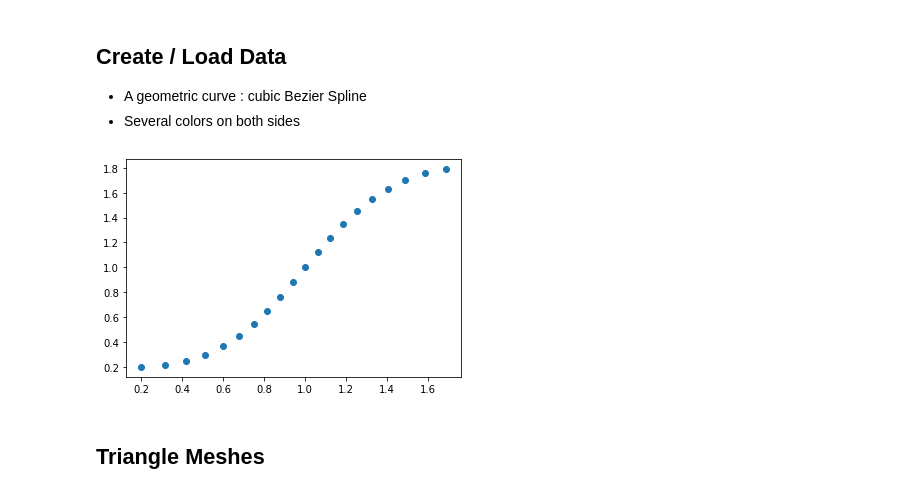
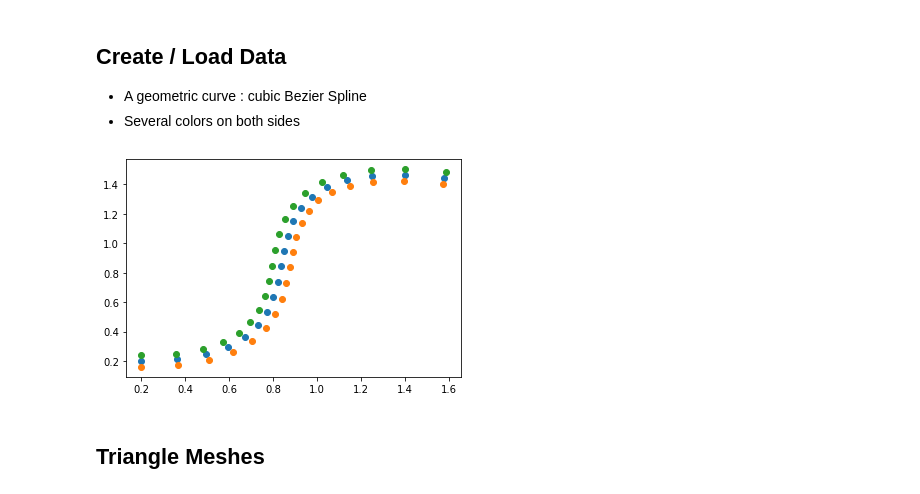
Before and after one commit to weixinl/GeometricModeling, a Jupyter notebook: DiffusionCurve/DiffusionCurve.ipynb, the cells around one changed output. Drawn from its saved outputs; the diff is of its cells as text; code cells hidden in the pictures.

```diff
--- a/DiffusionCurve/DiffusionCurve.ipynb
+++ b/DiffusionCurve/DiffusionCurve.ipynb
@@ -16,27 +16,63 @@ ymax = 2.0
 ymin = 0.0
 vmin = np.array([xmin, ymin])
 vmax = np.array([xmax, ymax])
-dx = xmax - xmin
-dy = ymax - ymin
+xrange = xmax - xmin
+yrange = ymax - ymin
+# distance of left/right color curve to original curve
+small_dist = xrange/50
 # %%
 def cubic_bezier(_t, _v0, _v1, _v2, _v3):
-    return pow(1-_t, 3)*_v0 + 3*(1-_t)*(1-_t)*_t*_v1 + 3*(1-_t)*_t*_t*_v2 + pow(_t,3)*_v3
+    point = pow(1-_t, 3)*_v0 + 3*(1-_t)*(1-_t)*_t*_v1 + 3*(1-_t)*_t*_t*_v2 + pow(_t,3)*_v3
+    derivative = 3*(1-_t)*(1-_t)*(_v1-_v0) + 6*(1-_t)*_t*(_v2-_v1) + 3*_t*_t*(_v3-_v2)
+    # normalize
+    tangent = derivative / np.linalg.norm(derivative)
+    # rotate by 90 clockwise
+    # (x,y) -> (-y, x)
+    normal = np.array([-tangent[1], tangent[0]])
+    return point, normal
 
-def create_cubic_bezier_spline_data():
-    v0 = vmin + np.array([dx*0.1, dy*0.1])
-    v1 = vmin + np.array([dx*0.5, dy*0.1])
-    v2 = vmin + np.array([dx*0.5, dy*0.9])
-    v3 = vmin + np.array([dx*0.9, dy*0.9])
-#     vs = np.array([v0, v1, v2, v3])
-#     plt.plot(vs[:,0],vs[:,1])
-    vertices = []
-    for i in range(20):
-        vertices.append(cubic_bezier(i/20.0, v0, v1, v2, v3))
-    vertices = np.array(vertices)
-    plt.scatter(vertices[:,0],vertices[:,1])
-create_cubic_bezier_spline_data()
+# def create_cubic_bezier_spline_data():
+#     v0 = vmin + np.array([dx*0.1, dy*0.1])
+#     v1 = vmin + np.array([dx*0.7, dy*0.1])
+#     v2 = vmin + np.array([dx*0.1, dy*0.9])
+#     v3 = vmin + np.array([dx*0.9, dy*0.7])
+# #     vs = np.array([v0, v1, v2, v3])
+# #     plt.plot(vs[:,0],vs[:,1])
+#     vertices = []
+#     for i in range(20):
+#         vertices.append(cubic_bezier(i/20.0, v0, v1, v2, v3))
+#     vertices = np.array(vertices)
+#     plt.scatter(vertices[:,0],vertices[:,1])
+# create_cubic_bezier_spline_data()
+
+v0 = vmin + np.array([xrange*0.1, yrange*0.1])
+v1 = vmin + np.array([xrange*0.7, yrange*0.1])
+v2 = vmin + np.array([xrange*0.1, yrange*0.9])
+v3 = vmin + np.array([xrange*0.9, yrange*0.7])
+curve_vertices = []
+# left/right curves (color sources)
+curve_left_vertices = []
+curve_right_vertices = []
+for i in range(20):
+    v, norm = cubic_bezier(i/20.0, v0, v1, v2, v3)
+    v_left = v - small_dist * norm
+    v_right = v + small_dist * norm
+    curve_vertices.append(v)
+    curve_left_vertices.append(v_left)
+    curve_right_vertices.append(v_right)
+
+curve_vertices = np.array(curve_vertices)
+curve_left_vertices = np.array(curve_left_vertices)
+curve_right_vertices = np.array(curve_right_vertices)
+plt.scatter(curve_vertices[:,0],curve_vertices[:,1])
+plt.scatter(curve_left_vertices[:,0],curve_left_vertices[:,1])
+plt.scatter(curve_right_vertices[:,0],curve_right_vertices[:,1])
+
+# color constraints on the left, each element is [r,g,b,t]
+cls_raw = np.array([[0.1,0.8,0.3,0.0],[0.5,0.1,0.5,1.0]])
+crs_raw = np.array([[0.4,0.3,0.7,0.0],[0.1,0.5,0.2,0.6],[0.9,0.2,0.4,1.0]])
 # %% [output]
-[figure, old version]
+[figure, new version]
 # %% [markdown]
 ## Triangle Meshes
 # %%
```
Also changed, not shown: parts of 1 cell of this notebook.
